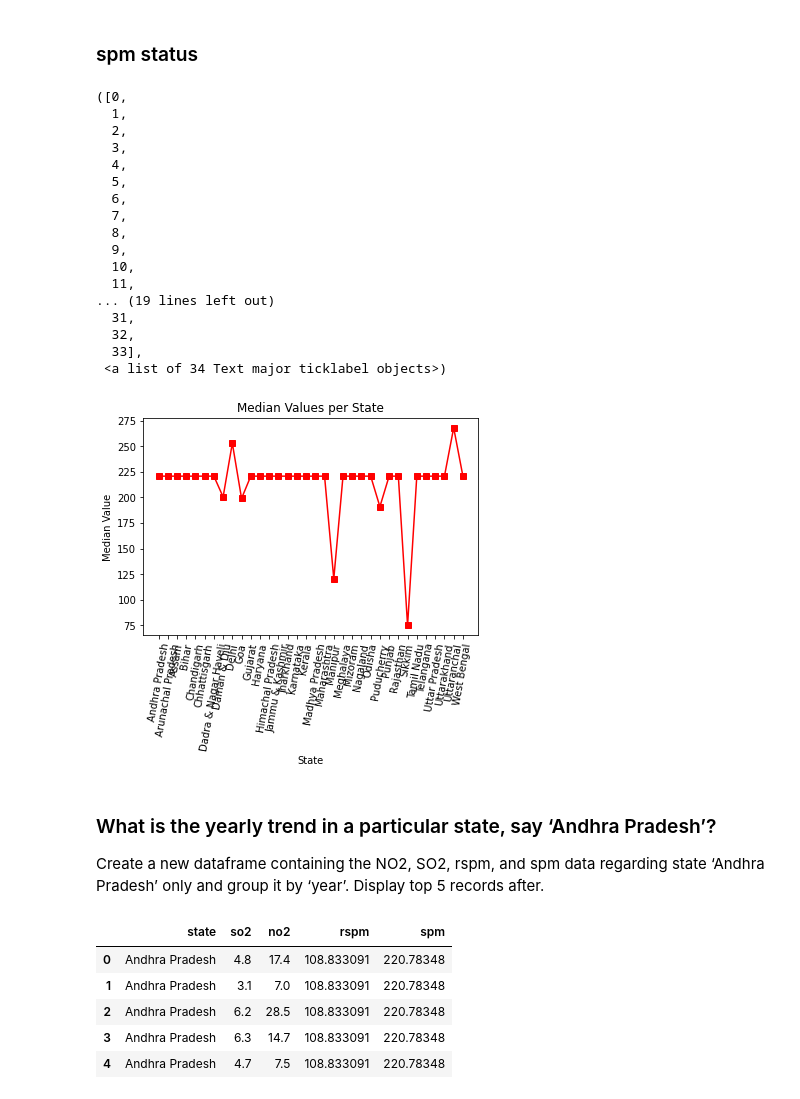
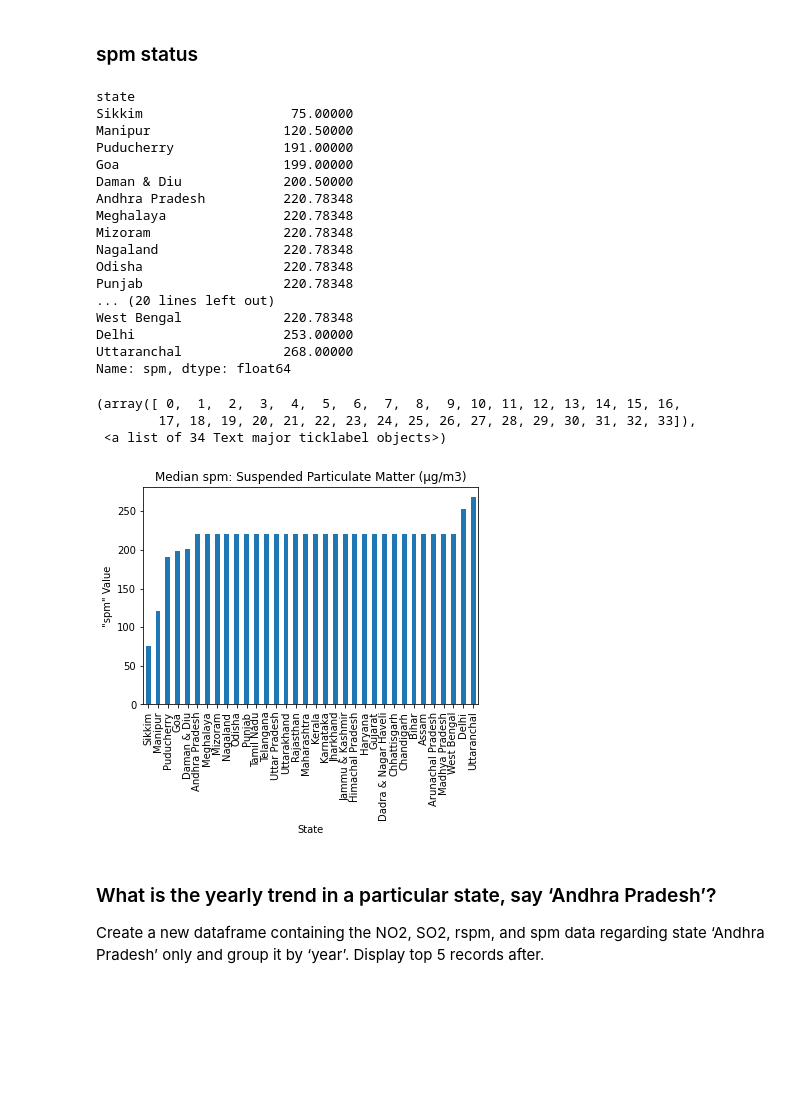
Before and after one commit to denciso1/BSAN6070-DE2021, a Jupyter notebook: India_Air_Quality_CA01_Empty_Template.ipynb, the cells around one changed output. Drawn from its saved outputs; the diff is of its cells as text; code cells hidden in the pictures; blank space fills up the shorter version.

```diff
--- a/India_Air_Quality_CA01_Empty_Template.ipynb
+++ b/India_Air_Quality_CA01_Empty_Template.ipynb
@@ -220,11 +230,3 @@ data.head()
 
 The column such as SO2, NO2, rspm, spm, pm2_5 are the ones which contribute much to our analysis. So, we need to remove null from those columns to avoid inaccuracy in the prediction.
 We use the Imputer from sklearn.preprocessing to fill the missing values in every column with the mean.
-# %%
-from sklearn.impute import SimpleImputer
-COLS = ['so2', 'no2', 'rspm', 'spm', 'pm2_5']
-
-imputer=SimpleImputer(missing_values=np.nan,strategy='mean')
-imputer=imputer.fit(data[COLS])
-data[COLS]=imputer.transform(data[COLS])
-data.isna().sum()
@@ -382,45 +387,39 @@ plt.xticks(rotation=80)
 # %% [markdown]
 ### spm status
+# %%
+median_spm = data.spm.groupby(data.state).median().sort_values(ascending=True)
+median_spm
+# %% [output]
+state
+Sikkim                   75.00000
+Manipur                 120.50000
+Puducherry              191.00000
+Goa                     199.00000
+Daman & Diu             200.50000
+Andhra Pradesh          220.78348
+Meghalaya               220.78348
+Mizoram                 220.78348
+Nagaland                220.78348
+Odisha                  220.78348
+Punjab                  220.78348
+... (20 lines left out)
+West Bengal             220.78348
+Delhi                   253.00000
+Uttaranchal             268.00000
+Name: spm, dtype: float64
 # %%
 # ... Your code here
-spm_status= data.groupby('state').agg({'spm':'median'})
-
-plt.plot(spm_status, marker='s',c='r',ls='-',label='Median Values')
-plt.title('Median Values per State')
-plt.ylabel('Median Value')
+median_spm.plot(kind='bar')
+plt.title('Median spm: Suspended Particulate Matter (μg/m3)')
+plt.ylabel('"spm" Value')
 plt.xlabel('State')
-plt.xticks(rotation=80)
+plt.xticks(rotation=90)
 # %% [output]
-([0,
-  1,
-  2,
-  3,
-  4,
-  5,
-  6,
-  7,
-  8,
-  9,
-  10,
-  11,
-... (19 lines left out)
-  31,
-  32,
-  33],
+(array([ 0,  1,  2,  3,  4,  5,  6,  7,  8,  9, 10, 11, 12, 13, 14, 15, 16,
+        17, 18, 19, 20, 21, 22, 23, 24, 25, 26, 27, 28, 29, 30, 31, 32, 33]),
  <a list of 34 Text major ticklabel objects>)
-[figure, old version]
+[figure, new version]
 # %% [markdown]
 ### What is the yearly trend in a particular state, say ‘Andhra Pradesh’?
 
 Create a new dataframe containing the NO2, SO2, rspm, and spm data regarding state ‘Andhra Pradesh’ only and group it by ‘year’. Display top 5 records after.
-# %%
-# ... Your code here
-data2 = data.loc[:,['state','so2', 'no2', 'rspm', 'spm']]
-data2.head()
-# %% [output]
-|  | state | so2 | no2 | rspm | spm |
-| 0 | Andhra Pradesh | 4.8 | 17.4 | 108.833091 | 220.78348 |
-| 1 | Andhra Pradesh | 3.1 | 7.0 | 108.833091 | 220.78348 |
-| 2 | Andhra Pradesh | 6.2 | 28.5 | 108.833091 | 220.78348 |
-| 3 | Andhra Pradesh | 6.3 | 14.7 | 108.833091 | 220.78348 |
-| 4 | Andhra Pradesh | 4.7 | 7.5 | 108.833091 | 220.78348 |
```
Also changed, not shown: parts of 16 cells of this notebook.
